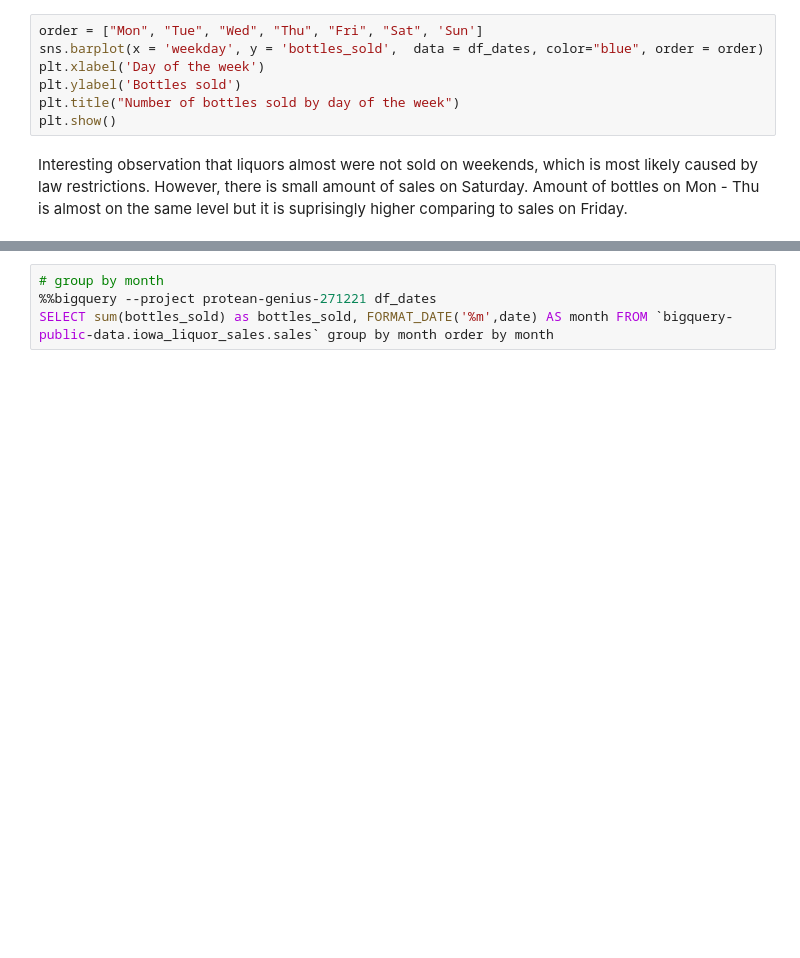
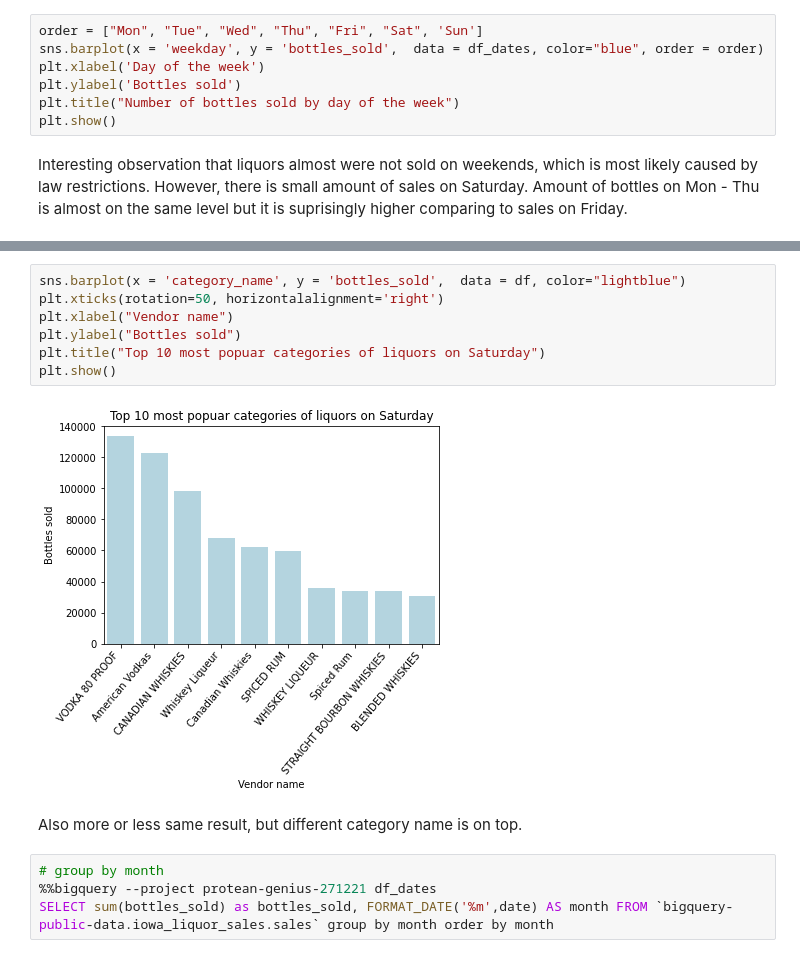
Before and after one commit to lytvyniuk/iowa_liquor_sales-Exploratory-Data-Analysis-, a Jupyter notebook: Test_task_iowa_liquor_sales.ipynb, the cells around one changed output, grey strips where cells are left out. Drawn from its saved outputs; the diff is of its cells as text; blank space fills up the shorter version.

```diff
--- a/Test_task_iowa_liquor_sales.ipynb
+++ b/Test_task_iowa_liquor_sales.ipynb
@@ -63,3 +159,14 @@ SELECT bottles_sold as bottles_sold, FORMAT_DATE('%a',date) AS weekday FROM `big
+# %%
+sns.barplot(x = 'category_name', y = 'bottles_sold',  data = df, color="lightblue")
+plt.xticks(rotation=50, horizontalalignment='right')
+plt.xlabel("Vendor name")
+plt.ylabel("Bottles sold")
+plt.title("Top 10 most popuar categories of liquors on Saturday")
+plt.show()
+# %% [output]
+[figure, added]
+# %% [markdown]
+Also more or less same result, but different category name is on top.
 # %%
 # group by month
 %%bigquery --project protean-genius-271221 df_dates
```
Also changed, not shown: parts of 21 cells of this notebook.
